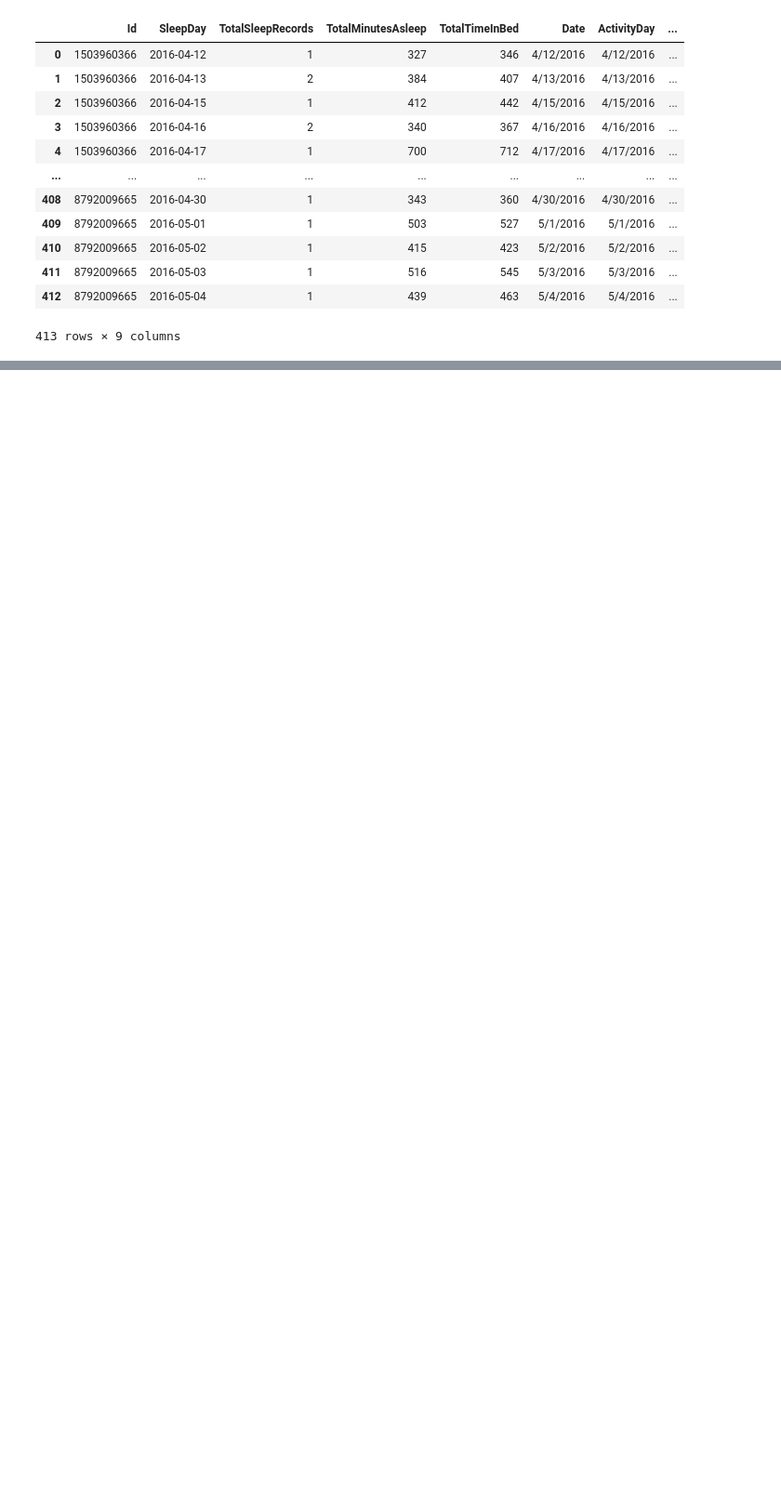
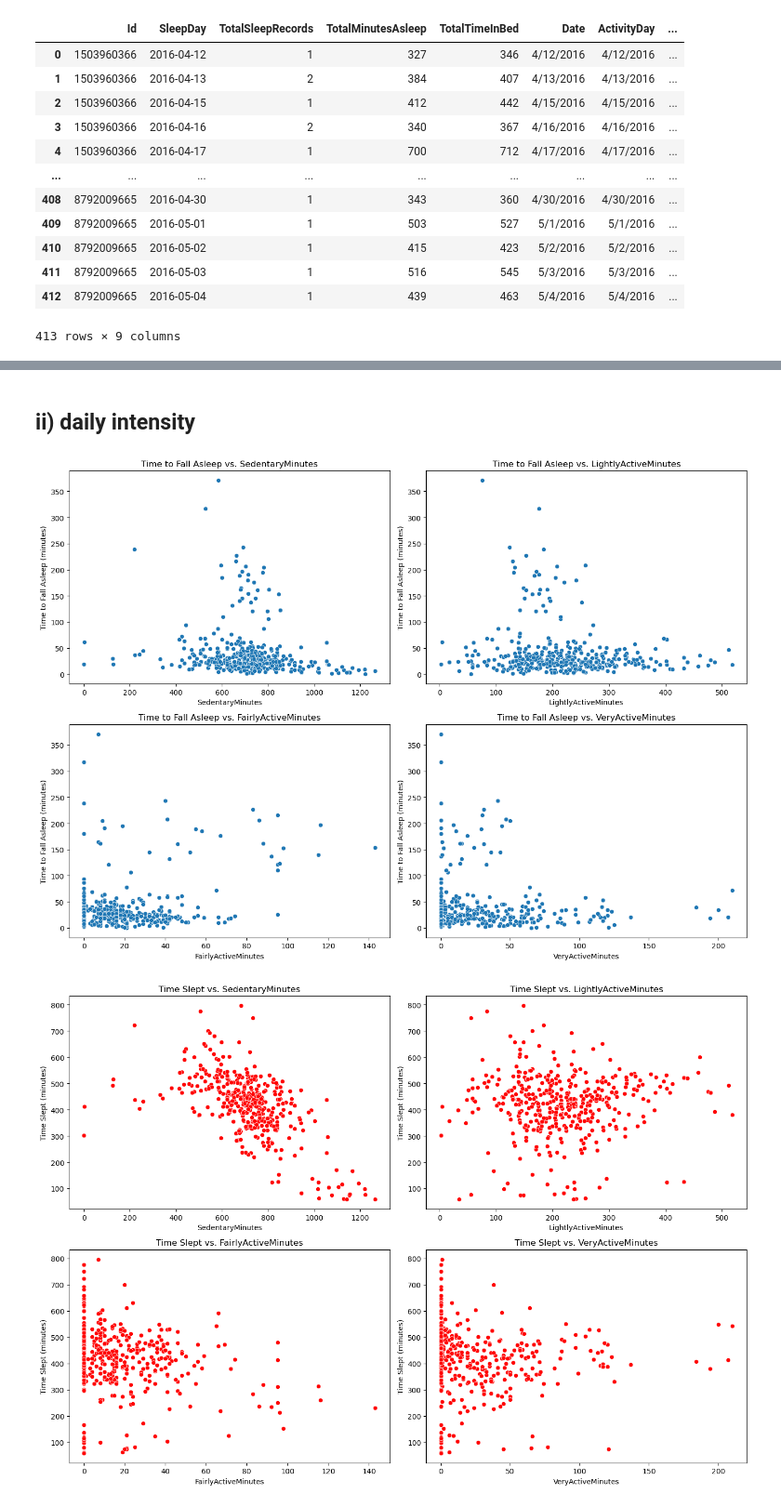
Before and after one commit to Hebbo23/Project-Big-Data---Group-22, a Jupyter notebook: final project code.ipynb, the cells around one changed output, grey strips where cells are left out. Shown at 93% size. Saved outputs shown, nothing was run; the diff lists cells and outputs as text; code cells hidden in the pictures; blank space fills up the shorter version.

```diff
--- a/final project code.ipynb
+++ b/final project code.ipynb
@@ -25,3 +29,5 @@ minuteSleep = pd.read_csv("Fitabase Data 4.12.16-5.12.16/minuteSleep_merged.csv"
 sleepday = pd.read_csv("Fitabase Data 4.12.16-5.12.16/sleepDay_merged.csv")
 dailyCalories = pd.read_csv("Fitabase Data 4.12.16-5.12.16/dailyCalories_merged.csv")
 dailyActivity = pd.read_csv("Fitabase Data 4.12.16-5.12.16/dailyActivity_merged.csv")
+dailyIntensities = pd.read_csv("Fitabase Data 4.12.16-5.12.16/dailyIntensities_merged.csv")
+weightLog = pd.read_csv("Fitabase Data 4.12.16-5.12.16/weightLogInfo_merged.csv")
@@ -126,0 +186,46 @@ R^2 score: 0.08361089404548572
+# %% [markdown]
+## ii) daily intensity
+# %%
+#merge sleep day and daily intensities
+def merge_dailyCal_sleepDay(dailyIntensities: pd.DataFrame, sleepday: pd.DataFrame):
+    sleepday["SleepDay"] = pd.to_datetime(sleepday["SleepDay"])
+    sleepday["Date"] = sleepday["SleepDay"].dt.strftime("%-m/%-d/%Y")
+    df = pd.merge(sleepday,dailyIntensities,left_on = ["Id","Date"],right_on = ["Id","ActivityDay"])
+    df["TimeToFallAsleep"] = df["TotalTimeInBed"]-df["TotalMinutesAsleep"]
+    return df
+
+def plot_time_to_fall_asleep_vs_activity_minutes(df: pd.DataFrame):
+    activity_columns = ["SedentaryMinutes", "LightlyActiveMinutes", "FairlyActiveMinutes", "VeryActiveMinutes"]
+    plt.figure(figsize=(14, 10))
+
+    for i, activity in enumerate(activity_columns, 1):
+        plt.subplot(2, 2, i)
+        sns.scatterplot(data=df, x=activity, y="TimeToFallAsleep")
+        plt.title(f'Time to Fall Asleep vs. {activity}')
+        plt.xlabel(activity)
+        plt.ylabel('Time to Fall Asleep (minutes)')
+
+    plt.tight_layout()
+    plt.show()
+
+def plot_time_slept_vs_activity_minutes(df: pd.DataFrame):
+    activity_columns = ["SedentaryMinutes", "LightlyActiveMinutes", "FairlyActiveMinutes", "VeryActiveMinutes"]
+    plt.figure(figsize=(14, 10))
+
+    for i, activity in enumerate(activity_columns, 1):
+        plt.subplot(2, 2, i)
+        sns.scatterplot(data=df, x=activity, y="TotalMinutesAsleep",color=["red"])
+        plt.title(f'Time Slept vs. {activity}')
+        plt.xlabel(activity)
+        plt.ylabel('Time Slept (minutes)')
+
+    plt.tight_layout()
+    plt.show()
+# %%
+b=merge_dailyCal_sleepDay(dailyIntensities, sleepday)
+
+plot_time_to_fall_asleep_vs_activity_minutes(b)
+plot_time_slept_vs_activity_minutes(b)
+# %% [output]
+[figure, added]
+[figure, added]
```
Also changed, not shown: parts of 9 cells of this notebook.
